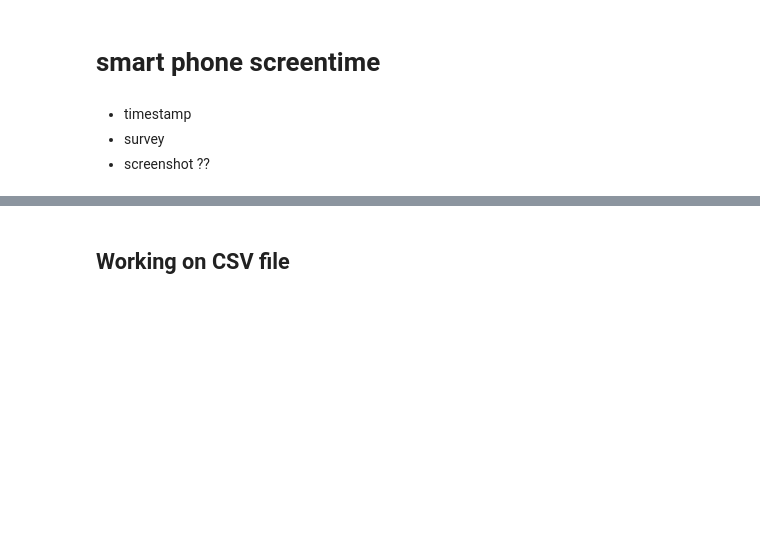
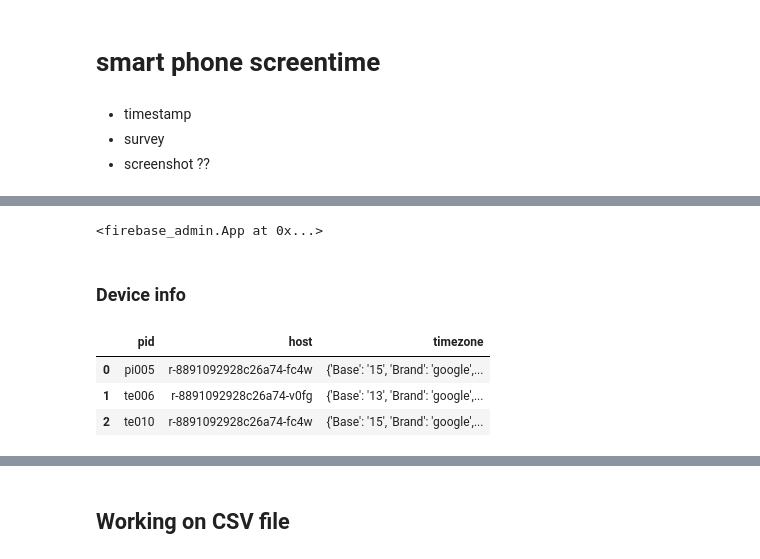
Before and after one commit to jzheng23/colab, a Jupyter notebook: Smartphone_screeentime.ipynb, the cells around one changed output, grey strips where cells are left out. Cells and saved outputs as stored; diff of their text form; code cells hidden in the pictures; blank space fills up the shorter version.

```diff
--- a/Smartphone_screeentime.ipynb
+++ b/Smartphone_screeentime.ipynb
@@ -40,0 +30,8 @@ firebase_to_csv('/your/data/path', 'output.csv')
+# %%
+
+cred = credentials.Certificate(google_drive_path+'/timer-42ad2-firebase-adminsdk-4r7oj-2c373565f2.json')
+firebase_admin.initialize_app(cred, {
+    'databaseURL': 'https://timer-42ad2-default-rtdb.firebaseio.com'
+})
+# %% [output]
+<firebase_admin.App at 0x...>
@@ -40,0 +75,11 @@ firebase_to_csv('/your/data/path', 'output.csv')
+# %% [markdown]
+### Device info
+# %%
+firebase_to_csv('/device_info','device_info.csv')
+device_data0 = pd.read_csv('/content/device_info.csv')
+device_data0
+# %% [output]
+|  | pid | host | timezone |
+| 0 | pi005 | r-8891092928c26a74-fc4w | {'Base': '15', 'Brand': 'google',... |
+| 1 | te006 | r-8891092928c26a74-v0fg | {'Base': '13', 'Brand': 'google',... |
+| 2 | te010 | r-8891092928c26a74-fc4w | {'Base': '15', 'Brand': 'google',... |
```
Also changed, not shown: parts of 36 cells of this notebook.
